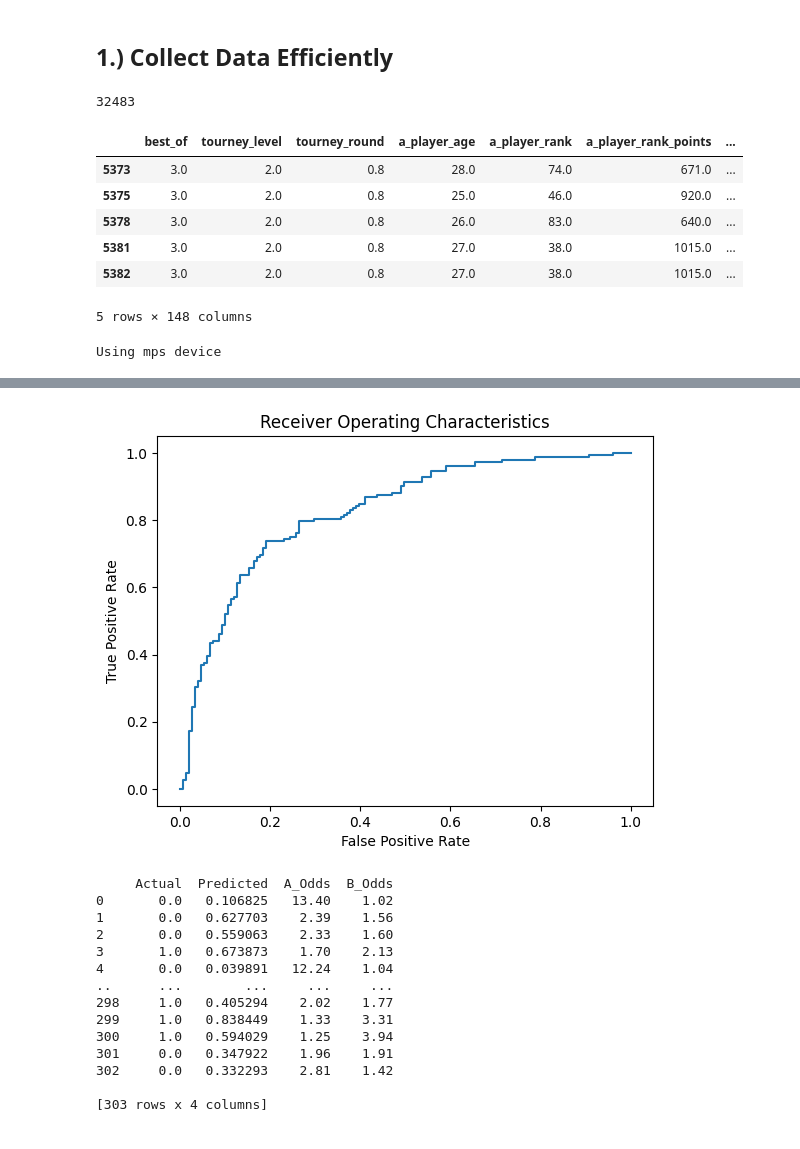
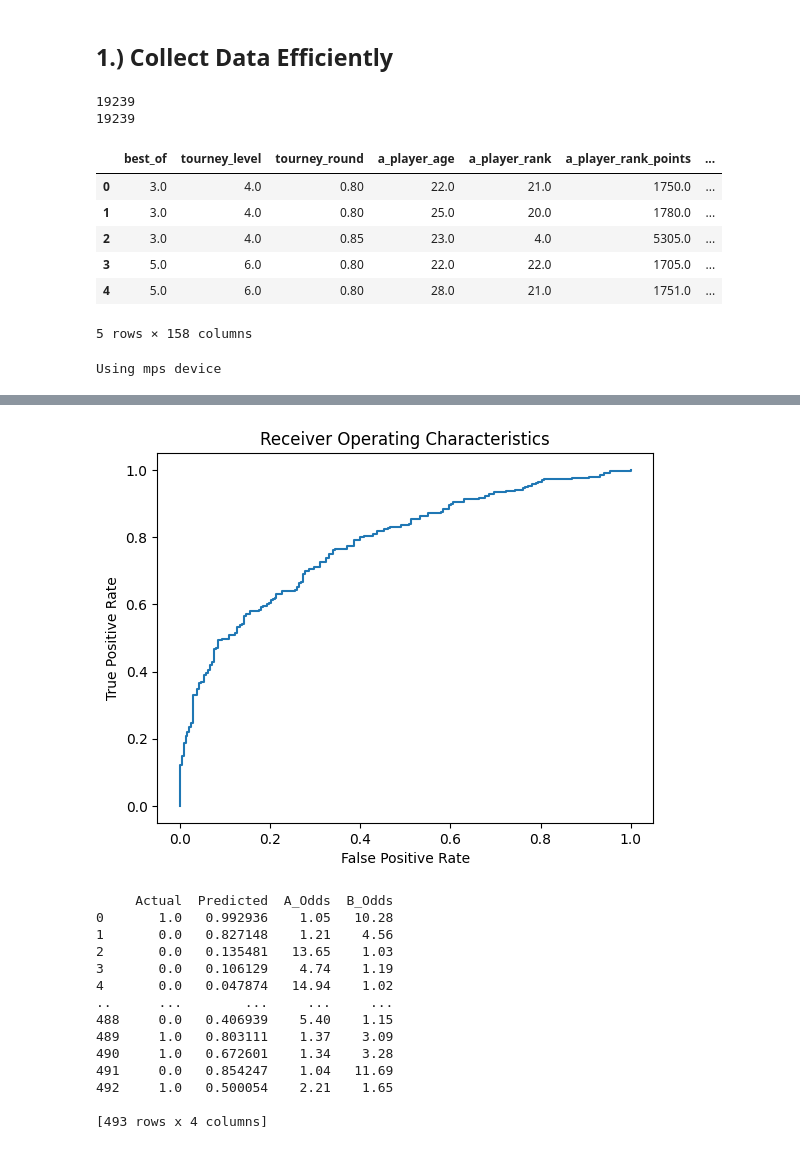
Before and after one commit to dsw225/TennisPredictionModel, a Jupyter notebook: breakpoint/analyzers/tennis_analyzer_v2.ipynb, the cells around one changed output, grey strips where cells are left out. Drawn from its saved outputs; the diff is of its cells as text; code cells hidden in the pictures.

```diff
--- a/breakpoint/analyzers/tennis_analyzer_v2.ipynb
+++ b/breakpoint/analyzers/tennis_analyzer_v2.ipynb
@@ -45,7 +45,7 @@ import joblib
 
 # from render.models import *
 # %%
-start = '20120101'
+start = '20100101'
 end = '20231231'
 match_type = 'm'
 # %%
@@ -65,15 +65,17 @@ end_date = datetime.strptime(end, '%Y%m%d').date()
 
 # games = await sync_to_async(list)(query.all().values())
 
-RD_CUTOFF = 125
+RD_CUTOFF = 75
 
 df = pd.read_csv('../testcsvs/glickoUpdatedTest.csv')
 df['tourney_date'] = pd.to_datetime(df['tourney_date']).dt.date
 df = df[(df['tourney_date'] >= start_date) & (df['tourney_date'] <= end_date)]
-df = df[(df['a_surface_glicko_rd'] <= RD_CUTOFF) & (df['b_surface_glicko_rd'] <= RD_CUTOFF) & (df['a_glicko_rd'] <= RD_CUTOFF) & (df['b_glicko_rd'] <= RD_CUTOFF)]
-
+df = df[(df['a_glicko_rd'] <= RD_CUTOFF) & (df['b_glicko_rd'] <= RD_CUTOFF)]
 
 df = df.drop(['tourney_id', 'tourney_name', 'match_num', 'tourney_date', 'a_player_name', 'b_player_name', 'a_player_id', 'a_player_slug', 'b_player_id', 'b_player_slug', 'sets', 'games', 'tiebreaks'], axis=1)
+# print(df.duplicated().sum())
+
+print(len(df))
 
 one_hot_encoder = OneHotEncoder(sparse_output=False)
 
@@ -84,23 +86,26 @@ category_encoded = one_hot_encoder.fit_transform(df[['surface']])
 category_encoded_df = pd.DataFrame(category_encoded, columns=one_hot_encoder.get_feature_names_out(['surface']))
 
 # Concatenate the one-hot encoded columns back to the original DataFrame
-df = pd.concat([df, category_encoded_df], axis=1)
+df = pd.concat([df.reset_index(drop=True), category_encoded_df], axis=1)
 
 # Drop the original 'category_text' column
 df.drop('surface', axis=1, inplace=True)
+# print(df.duplicated().sum())
+
 print(len(df))
 # %% [output]
-32483
+19239
+19239
 # %%
 df.head()
 # %% [output]
 |  | best_of | tourney_level | tourney_round | a_player_age | a_player_rank | a_player_rank_points | ... |
-| 5373 | 3.0 | 2.0 | 0.8 | 28.0 | 74.0 | 671.0 | ... |
-| 5375 | 3.0 | 2.0 | 0.8 | 25.0 | 46.0 | 920.0 | ... |
-| 5378 | 3.0 | 2.0 | 0.8 | 26.0 | 83.0 | 640.0 | ... |
-| 5381 | 3.0 | 2.0 | 0.8 | 27.0 | 38.0 | 1015.0 | ... |
-| 5382 | 3.0 | 2.0 | 0.8 | 27.0 | 38.0 | 1015.0 | ... |
+| 0 | 3.0 | 4.0 | 0.80 | 22.0 | 21.0 | 1750.0 | ... |
+| 1 | 3.0 | 4.0 | 0.80 | 25.0 | 20.0 | 1780.0 | ... |
+| 2 | 3.0 | 4.0 | 0.85 | 23.0 | 4.0 | 5305.0 | ... |
+| 3 | 5.0 | 6.0 | 0.80 | 22.0 | 22.0 | 1705.0 | ... |
+| 4 | 5.0 | 6.0 | 0.80 | 28.0 | 21.0 | 1751.0 | ... |
-5 rows × 148 columns
+5 rows × 158 columns
 # %%
 # Create a scatter plot
 # df = df[~(df == 1500).any(axis=1)]
@@ -335,13 +340,9 @@ def cross_validate(model_class, X, y, k=5, epochs=100, target_auc=0.75, learning
     return best_auc, best_acc, best_model_weights
 # %%
 df = df.dropna()
-df = df[~(df == .5).any(axis=1)]
 print(len(df))
-# df = df[~(df == -20).any(axis=1)]
 df = df[(df['tourney_level'] == 6)]
 # df = df[(df['surface_Hard'] == 1.0)]
-
-# df = df.drop(df.columns[df.columns.str.contains('_rd')], axis=1)
 
 odds_df = df[['a_odds', 'b_odds']].copy()
 odds_df['index'] = df.index
@@ -355,7 +356,6 @@ X_train, X_test, y_train, y_test, idx_train, idx_test = train_test_split(
     X, y, odds_df['index'].values, test_size=0.2, random_state=42
 )
 
-# Set target accuracy# Set target AUC# Set target AUC
 # Set target AUC
 target_auc = 0.825
 
@@ -386,9 +386,7 @@ while final_auc < target_auc:
     if final_auc < target_auc:
         print(f"AUC {final_auc:.4f} not met, restarting the process.")
     # Quick train break
-    # break
-
-
+    break
 
 # Evaluate and store predictions
 model.eval()
@@ -437,23 +435,23 @@ Final model accuracy on test set: 76.24%
-[figure, old version]
+[figure, new version]
 # %%
 # Display the DataFrame
 # results_df.head()
 print(results_df)
 # %% [output]
      Actual  Predicted  A_Odds  B_Odds
-0       0.0   0.106825   13.40    1.02
-1       0.0   0.627703    2.39    1.56
-2       0.0   0.559063    2.33    1.60
-3       1.0   0.673873    1.70    2.13
-4       0.0   0.039891   12.24    1.04
+0       1.0   0.992936    1.05   10.28
+1       0.0   0.827148    1.21    4.56
+2       0.0   0.135481   13.65    1.03
+3       0.0   0.106129    4.74    1.19
+4       0.0   0.047874   14.94    1.02
 ..      ...        ...     ...     ...
-298     1.0   0.405294    2.02    1.77
-299     1.0   0.838449    1.33    3.31
-300     1.0   0.594029    1.25    3.94
-301     0.0   0.347922    1.96    1.91
-302     0.0   0.332293    2.81    1.42
+488     0.0   0.406939    5.40    1.15
+489     1.0   0.803111    1.37    3.09
+490     1.0   0.672601    1.34    3.28
+491     0.0   0.854247    1.04   11.69
+492     1.0   0.500054    2.21    1.65
 
-[303 rows x 4 columns]
+[493 rows x 4 columns]
 # %%
 # Kelly Criterion
 def kelly_criterion(vegas_odds, calculated_probability):
```
Also changed, not shown: parts of 2 cells of this notebook, 7 other files.
